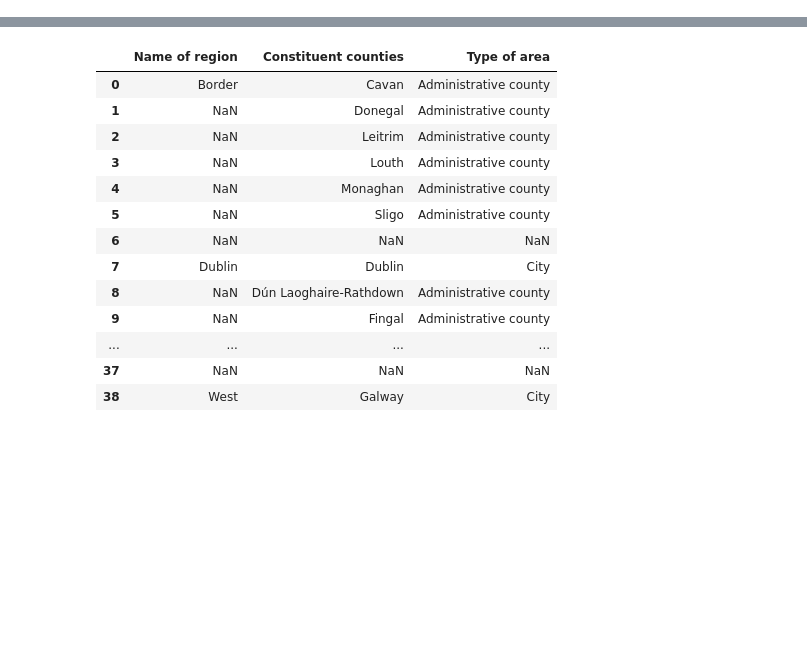
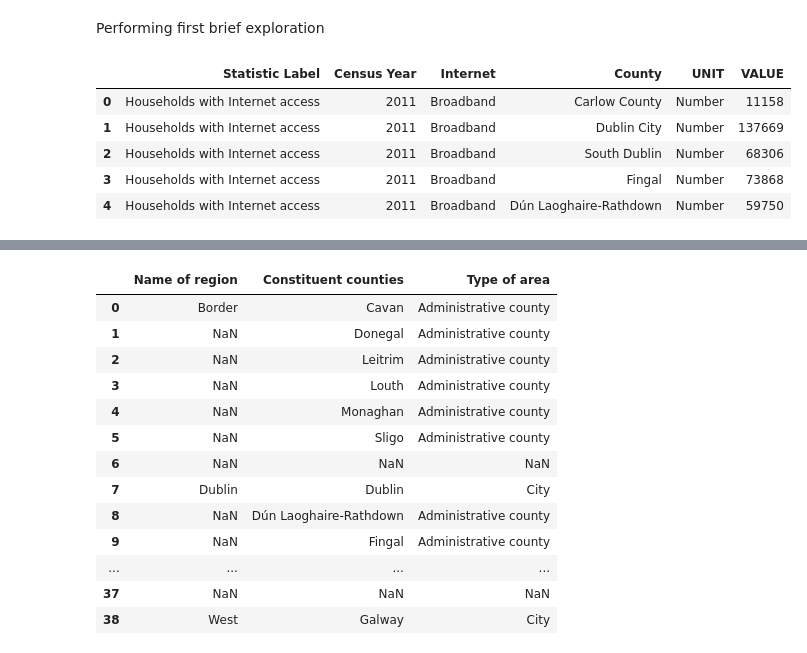
Before and after one commit to Natidhcp/MSc_DA, a Jupyter notebook: SAP 2011 - 2022.ipynb, the cells around one changed output, grey strips where cells are left out. Saved outputs shown, nothing was run; the diff lists cells and outputs as text; code cells hidden in the pictures; blank space fills up the shorter version.

```diff
--- a/SAP 2011 - 2022.ipynb
+++ b/SAP 2011 - 2022.ipynb
@@ -9,0 +4,2 @@ import seaborn as sns
+# %% [markdown]
+Performing first brief exploration
@@ -9,0 +13,11 @@ import seaborn as sns
+# %%
+#Exploring data
+df = pd.read_csv("SAP2011.csv")
+df.head()
+# %% [output]
+|  | Statistic Label | Census Year | Internet | County | UNIT | VALUE |
+| 0 | Households with Internet access | 2011 | Broadband | Carlow County | Number | 11158 |
+| 1 | Households with Internet access | 2011 | Broadband | Dublin City | Number | 137669 |
+| 2 | Households with Internet access | 2011 | Broadband | South Dublin | Number | 68306 |
+| 3 | Households with Internet access | 2011 | Broadband | Fingal | Number | 73868 |
+| 4 | Households with Internet access | 2011 | Broadband | Dún Laoghaire-Rathdown | Number | 59750 |
```
Also changed, not shown: parts of 61 cells of this notebook.
